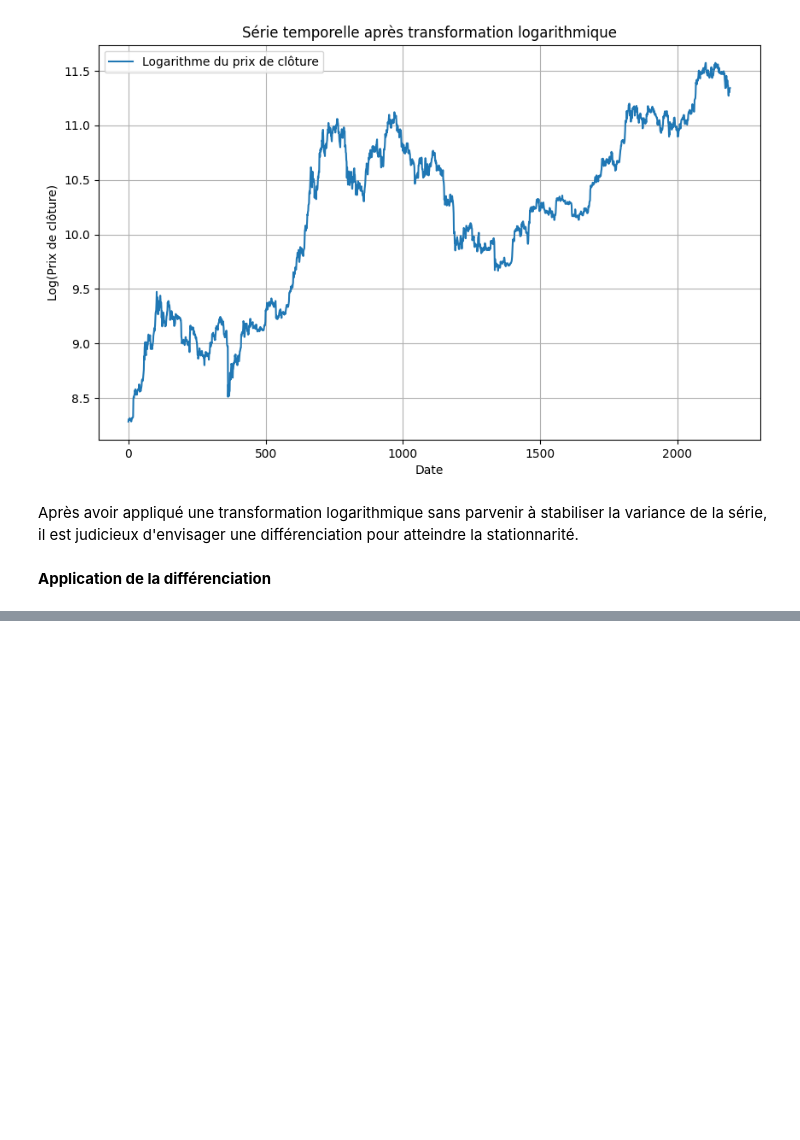
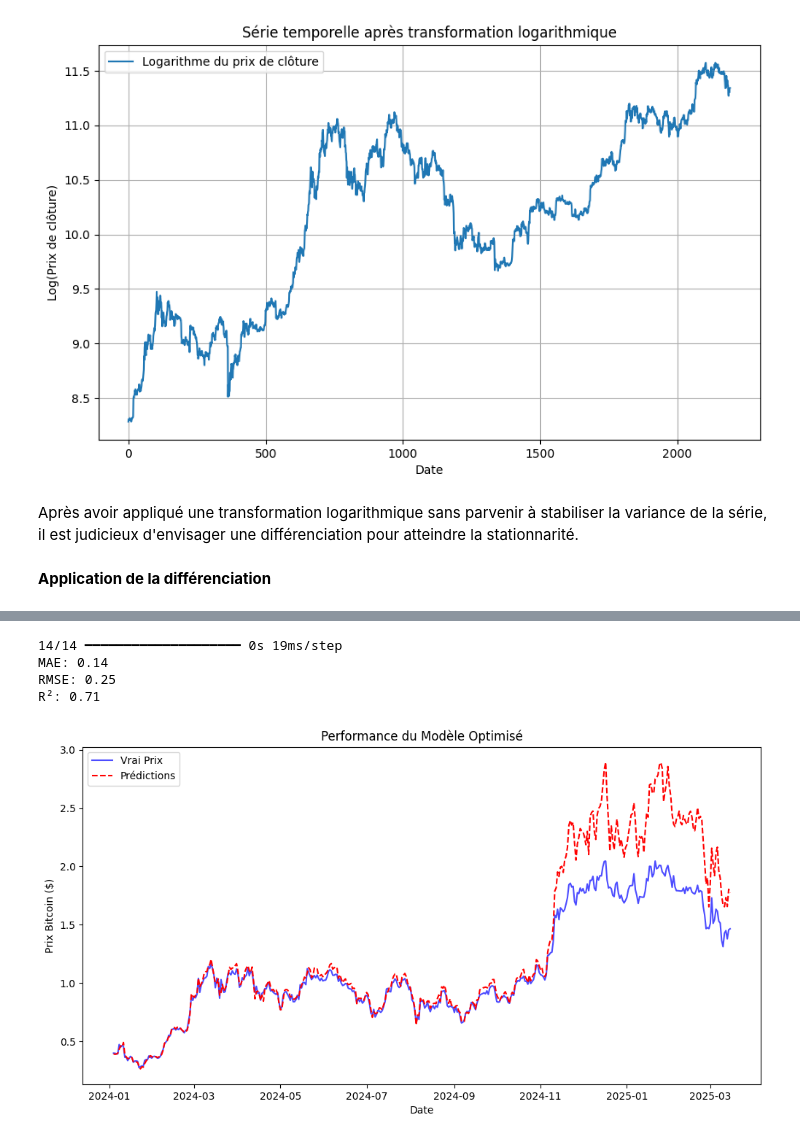
Before and after one commit to hinimdoumorsia/projet_Series_chronologiques, a Jupyter notebook: Preprocessing.ipynb, the cells around one changed output, grey strips where cells are left out. Drawn from its saved outputs; the diff is of its cells as text; code cells hidden in the pictures; blank space fills up the shorter version.

```diff
--- a/Preprocessing.ipynb
+++ b/Preprocessing.ipynb
@@ -15,7 +16,7 @@ warnings.filterwarnings('ignore')
 # %% [markdown]
 **chargement du jeu de donnée**
 # %%
-data = pd.read_csv('/content/drive/MyDrive/timeSerie/Final_Bitcoin_dataset.csv')
+data = pd.read_csv('Final_Bitcoin_dataset.csv')
 data["Date"] = pd.to_datetime(data["Date"])
 data.head()
 # %% [output]
@@ -879,0 +707,16 @@ Test d'autocorrélation (Ljung-Box): p-value = 0.1383
+# %%
+from tensorflow.keras.callbacks import EarlyStopping, ReduceLROnPlateau
+
+# Callbacks pour éviter le surapprentissage
+early_stop = EarlyStopping(monitor='val_loss', patience=200, restore_best_weights=True)
+reduce_lr = ReduceLROnPlateau(monitor='val_loss', factor=0.2, patience=5, min_lr=1e-6)
+
+# Entraînement
+history = model.fit(
+    X_train, y_train,
+    epochs=200,
+    batch_size=best_params['batch_size'],
+    validation_split=0.2,
+    callbacks=[early_stop, reduce_lr],
+    verbose=1
+)
@@ -879,0 +741,32 @@ Test d'autocorrélation (Ljung-Box): p-value = 0.1383
+# %%
+# Prédictions
+predictions = model.predict(X_test)
+
+# Inverser le scaling si nécessaire (ex: si vous avez utilisé RobustScaler)
+predictions_inv = scaler.inverse_transform(predictions)
+y_test_inv = scaler.inverse_transform(y_test.reshape(-1, 1))
+
+# Métriques
+mae = mean_absolute_error(y_test_inv, predictions_inv)
+rmse = np.sqrt(mean_squared_error(y_test_inv, predictions_inv))
+r2 = r2_score(y_test_inv, predictions_inv)
+
+print(f"MAE: {mae:.2f} ")
+print(f"RMSE: {rmse:.2f} ")
+print(f"R²: {r2:.2f}")
+# %% [output]
+14/14 ━━━━━━━━━━━━━━━━━━━━ 0s 19ms/step
+MAE: 0.14
+RMSE: 0.25
+R²: 0.71
+# %%
+plt.figure(figsize=(12, 6))
+plt.plot(test['Date'], y_test_inv, label='Vrai Prix', color='blue', alpha=0.7)
+plt.plot(test['Date'], predictions_inv, label='Prédictions', color='red', linestyle='--')
+plt.title("Performance du Modèle Optimisé")
+plt.xlabel('Date')
+plt.ylabel('Prix Bitcoin ($)')
+plt.legend()
+plt.show()
+# %% [output]
+[figure, added]
```
Also changed, not shown: parts of 51 cells of this notebook.
